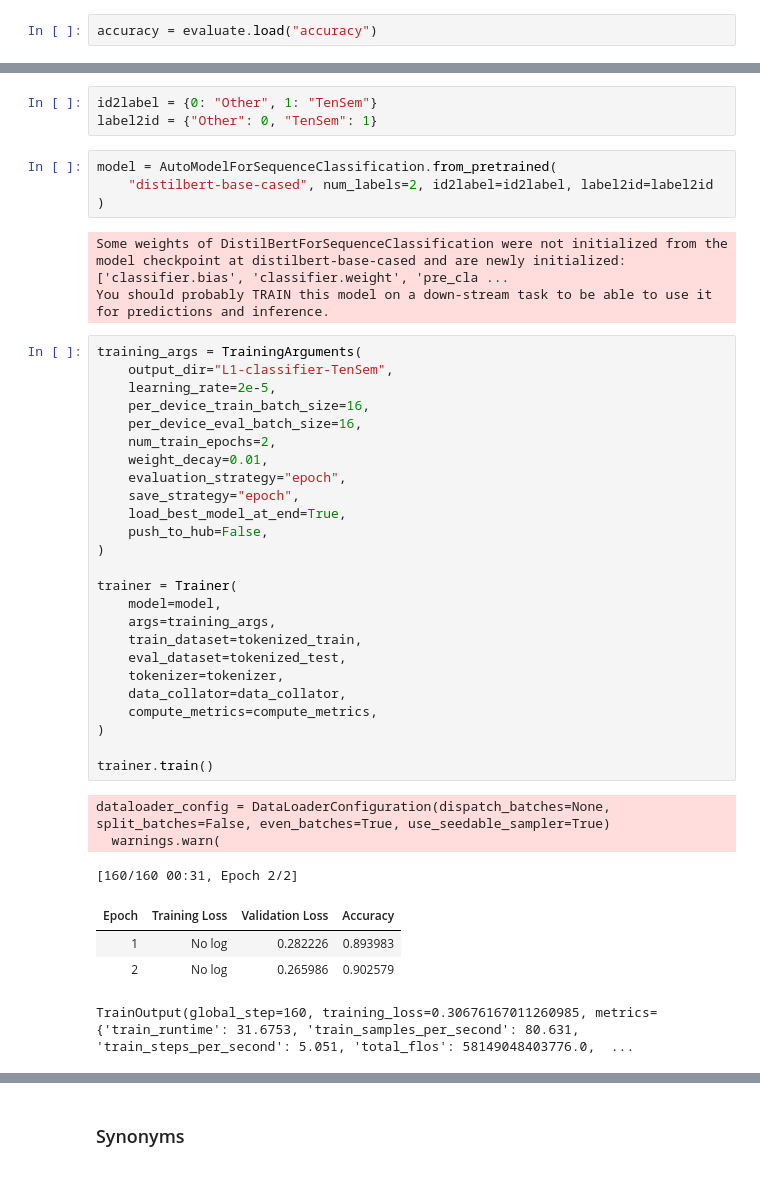
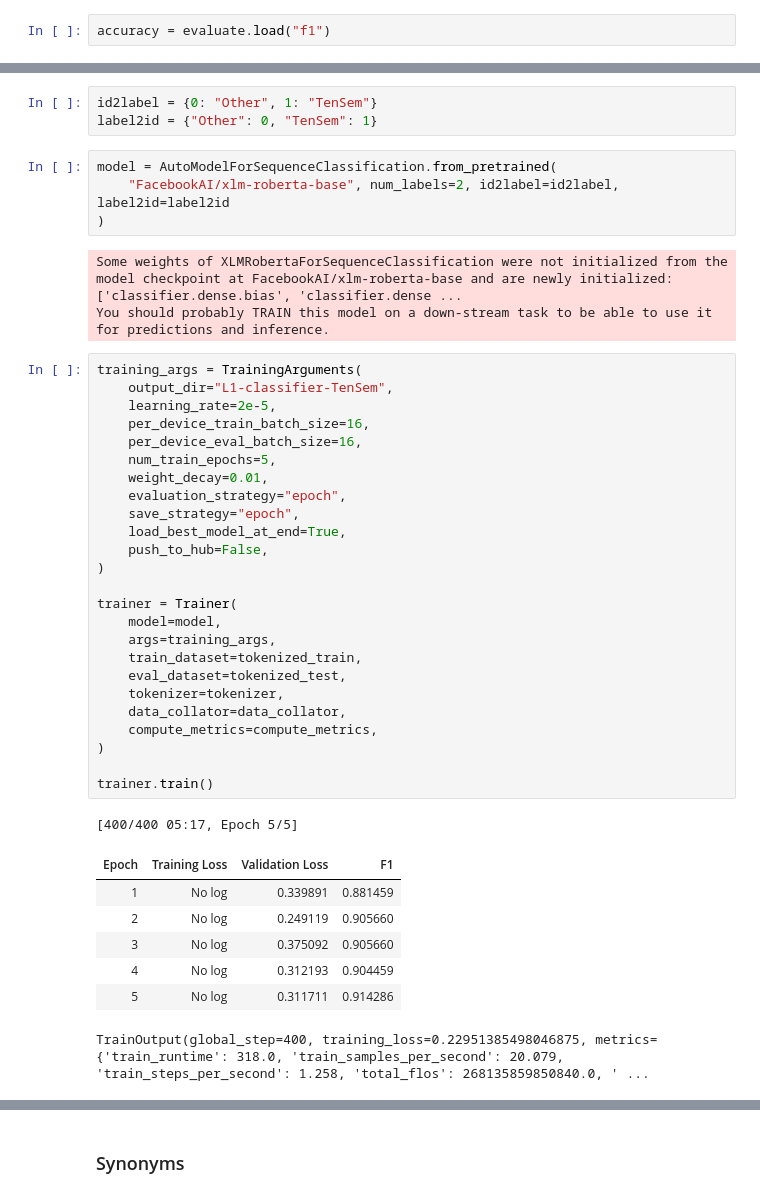
Before and after one commit to harlamovads/IMPROVE_L1_interference, a Jupyter notebook: data_generation/GPT2_finetuning/classifiers/Classificatiors_training.ipynb, the cells around one changed output, grey strips where cells are left out. Drawn from its saved outputs; the diff is of its cells as text.

```diff
--- a/data_generation/GPT2_finetuning/classifiers/Classificatiors_training.ipynb
+++ b/data_generation/GPT2_finetuning/classifiers/Classificatiors_training.ipynb
@@ -137,7 +184,7 @@ tokenized_test = test.map(preprocess_function, batched=True)
 # %%
 data_collator = DataCollatorWithPadding(tokenizer=tokenizer)
 # %%
-accuracy = evaluate.load("accuracy")
+accuracy = evaluate.load("f1")
 # %%
 def compute_metrics(eval_pred):
     predictions, labels = eval_pred
@@ -148,44 +195,45 @@ id2label = {0: "Other", 1: "TenSem"}
 label2id = {"Other": 0, "TenSem": 1}
 # %%
 model = AutoModelForSequenceClassification.from_pretrained(
-    "distilbert-base-cased", num_labels=2, id2label=id2label, label2id=label2id
+    "FacebookAI/xlm-roberta-base", num_labels=2, id2label=id2label, label2id=label2id
 )
 # %% [output]
-Some weights of DistilBertForSequenceClassification were not initialized from the model checkpoint at distilbert-base-cased and are newly initialized: ['classifier.bias', 'classifier.weight', 'pre_cla ...
+Some weights of XLMRobertaForSequenceClassification were not initialized from the model checkpoint at FacebookAI/xlm-roberta-base and are newly initialized: ['classifier.dense.bias', 'classifier.dense ...
 You should probably TRAIN this model on a down-stream task to be able to use it for predictions and inference.
 # %%
 training_args = TrainingArguments(
     output_dir="L1-classifier-TenSem",
     learning_rate=2e-5,
     per_device_train_batch_size=16,
     per_device_eval_batch_size=16,
-    num_train_epochs=2,
+    num_train_epochs=5,
     weight_decay=0.01,
     evaluation_strategy="epoch",
     save_strategy="epoch",
     load_best_model_at_end=True,
     push_to_hub=False,
 )
 
 trainer = Trainer(
     model=model,
     args=training_args,
     train_dataset=tokenized_train,
     eval_dataset=tokenized_test,
     tokenizer=tokenizer,
     data_collator=data_collator,
     compute_metrics=compute_metrics,
 )
 
 trainer.train()
 # %% [output]
-dataloader_config = DataLoaderConfiguration(dispatch_batches=None, split_batches=False, even_batches=True, use_seedable_sampler=True)
-  warnings.warn(
+[400/400 05:17, Epoch 5/5]
+| Epoch | Training Loss | Validation Loss | F1 |
+| 1 | No log | 0.339891 | 0.881459 |
+| 2 | No log | 0.249119 | 0.905660 |
+| 3 | No log | 0.375092 | 0.905660 |
+| 4 | No log | 0.312193 | 0.904459 |
+| 5 | No log | 0.311711 | 0.914286 |
-[160/160 00:31, Epoch 2/2]
+TrainOutput(global_step=400, training_loss=0.22951385498046875, metrics={'train_runtime': 318.0, 'train_samples_per_second': 20.079, 'train_steps_per_second': 1.258, 'total_flos': 268135859850840.0, ' ...
-| Epoch | Training Loss | Validation Loss | Accuracy |
-| 1 | No log | 0.282226 | 0.893983 |
-| 2 | No log | 0.265986 | 0.902579 |
-TrainOutput(global_step=160, training_loss=0.30676167011260985, metrics={'train_runtime': 31.6753, 'train_samples_per_second': 80.631, 'train_steps_per_second': 5.051, 'total_flos': 58149048403776.0,  ...
 # %%
 trainer.push_to_hub()
 # %% [output]
```
Also changed, not shown: parts of 34 cells of this notebook, 2 other files.
